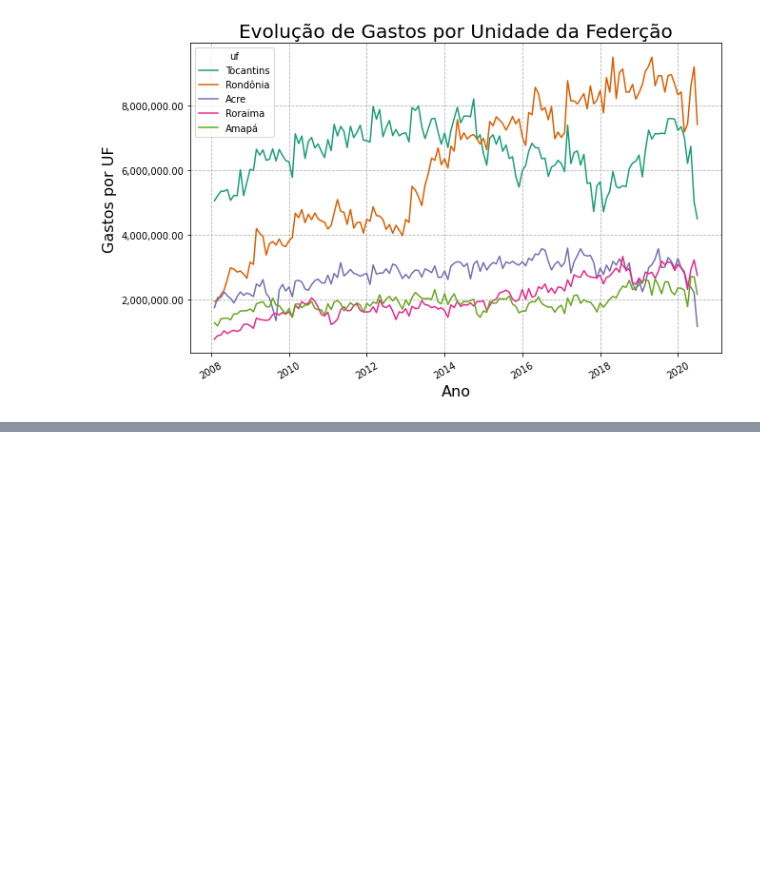
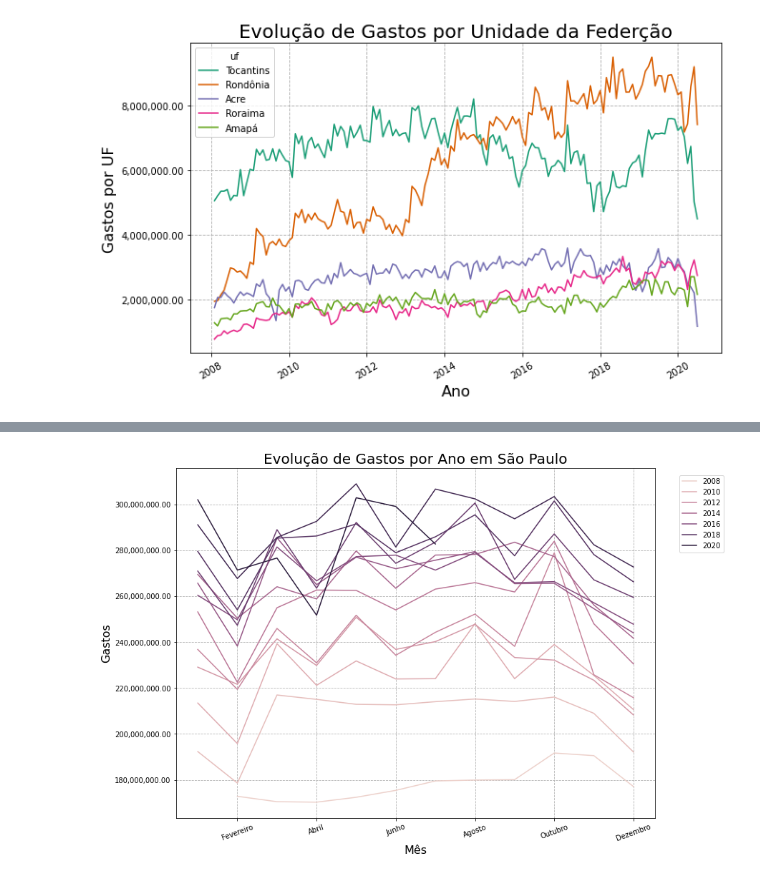
Before and after one commit to yoshinaga2904/Bootcamp-Alura, a Jupyter notebook: Modulo_2_Desafios.ipynb, the cells around one changed output, grey strips where cells are left out. Cells and saved outputs as stored; diff of their text form; code cells hidden in the pictures; blank space fills up the shorter version.

```diff
--- a/Modulo_2_Desafios.ipynb
+++ b/Modulo_2_Desafios.ipynb
@@ -467,0 +483,4 @@ plt.show()
+# %%
+mensal_aberto["mes"] = mensal_aberto["dia_mes_ano"].dt.month
+mensal_aberto["ano"] = mensal_aberto["dia_mes_ano"].dt.year
+mensal_aberto.head()
@@ -467,0 +494,13 @@ plt.show()
+# %%
+plt.figure(figsize=(12,9))
+ax = sns.lineplot(data=mensal_aberto.query("uf=='São Paulo'"), x="mes", y="gasto", hue="ano")
+plt.xticks([2, 4, 6, 8, 10, 12], ['Fevereiro', 'Abril', 'Junho', 'Agosto', 'Outubro', 'Dezembro'],rotation=20)
+plt.title('Evolução de Gastos por Ano em São Paulo', fontsize=20)
+ax.yaxis.set_major_formatter(ticker.StrMethodFormatter("{x:,.2f}"))
+plt.xlabel("Mês", size = 16)
+plt.ylabel("Gastos", size = 16)
+plt.legend(loc='upper right', bbox_to_anchor=(1.15, 0.99))
+plt.grid(linestyle="--")
+plt.show()
+# %% [output]
+[figure, added]
```
Also changed, not shown: parts of 8 cells of this notebook.
